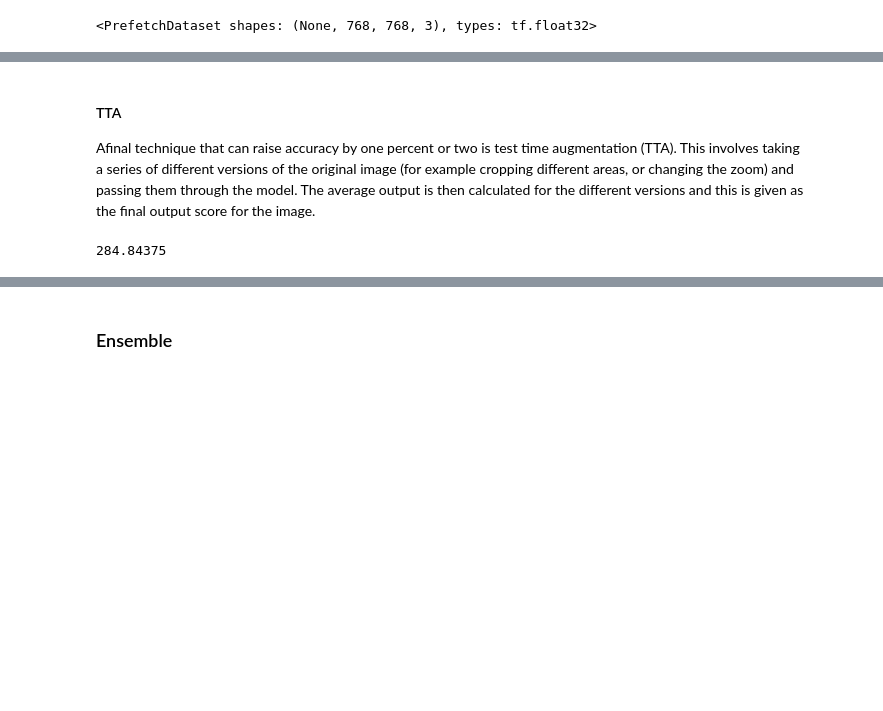
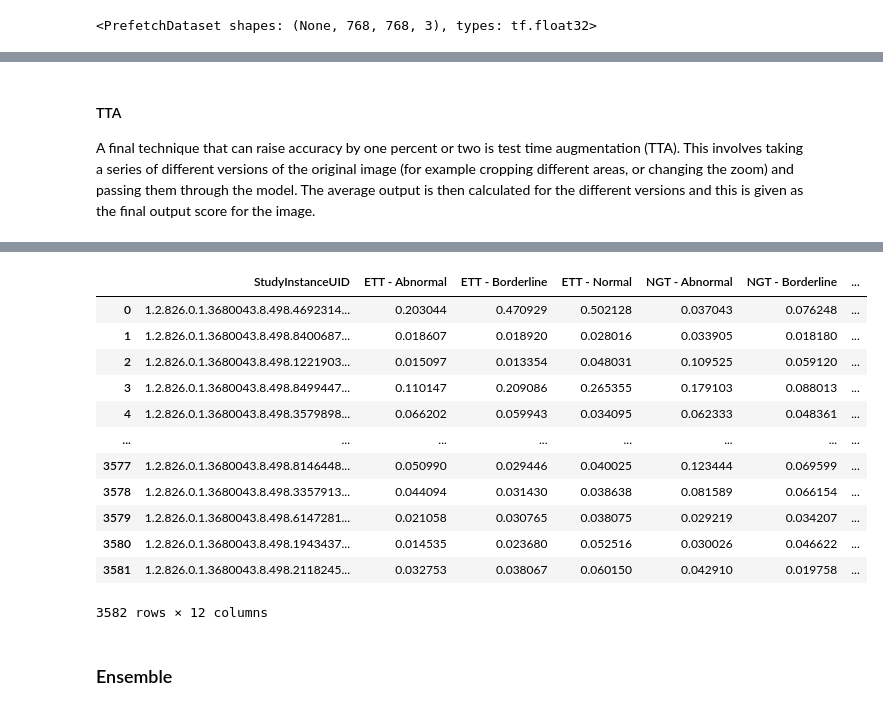
Before and after one commit to umbertogriffo/kaggle-ranzcr-catheter-and-line-position-challenge-baseline, a Jupyter notebook: baseline.ipynb, the cells around one changed output, grey strips where cells are left out. Cells and saved outputs as stored; diff of their text form; code cells hidden in the pictures; blank space fills up the shorter version.

```diff
--- a/baseline.ipynb
+++ b/baseline.ipynb
@@ -454,0 +460,3 @@ batch_size =   8#@param {type: "integer", min: 8, max: 128}
+# %%
+ndarr_paths = np.reshape(paths.to_numpy(), (paths.shape[0], 1))
+ndarr_paths
@@ -455,10 +472,18 @@ batch_size =   8#@param {type: "integer", min: 8, max: 128}
 # %%
-batch_size = strategy.num_replicas_in_sync * batch_size
+batch_size = strategy.num_replicas_in_sync * batch_size_in
 print(f"Batch size: {batch_size}")
 
-train_paths, valid_paths, train_labels, valid_labels = train_test_split(paths[0:train_limit], labels[0:train_limit], test_size=0.1, shuffle=True, random_state=SEED)
-print(f"# Training images: {len(train_paths)}")
-print(f"# Validation images: {len(valid_paths)}")
+# train_paths, valid_paths, train_labels, valid_labels = train_test_split(paths[0:train_limit], labels[0:train_limit], test_size=0.1, shuffle=True, random_state=SEED)
+
+# Multi-label data stratification
+train_paths, train_labels, valid_paths, valid_labels = iterative_train_test_split(ndarr_paths[0:train_limit], labels[0:train_limit], test_size = 0.1)
+train_paths = train_paths.flatten()
+valid_paths = valid_paths.flatten()
+
+print(f"# Training images: {train_paths.shape}")
+print(f"# Training labels: {train_labels.shape}")
+print(f"# Validation images: {valid_paths.shape}")
+print(f"# Validation labels: {valid_labels.shape}")
 print(f"# Training steps: {len(train_paths) // batch_size}")
 print(f"# Validation steps: {len(valid_paths) // batch_size}")
 # %% [output]
@@ -486,7 +519,7 @@ dtrain
 output_path = "model" #@param {type: "string"}
 epochs = 30#@param {type:"integer"}
 n_fold = 5  #@param {type: "slider", min: 2, max: 10}
-architecture = "Xception" #@param ["Xception", "ResNet152V2", "EfficientNetB0", "EfficientNetB1", "EfficientNetB2", "EfficientNetB3", "EfficientNetB4", "EfficientNetB5", "EfficientNetB6", "EfficientNetB7"]
+architecture = "EfficientNetB5" #@param ["Xception", "ResNet152V2", "EfficientNetB0", "EfficientNetB1", "EfficientNetB2", "EfficientNetB3", "EfficientNetB4", "EfficientNetB5", "EfficientNetB6", "EfficientNetB7"]
 use_lr_strategy = False #@param {type:"boolean"}
 # %% [markdown]
 Calculate and show a learning rate schedule. We start with a fairly low rate, as we're using a pre-trained model and don't want to undo all the fine work put into training it.
@@ -623,4 +649,4 @@ display(df_sub)
 df_sub.to_csv('submission.csv',index=False)
 # %% [markdown]
 #### TTA
-Afinal technique that can raise accuracy by one percent or two is test time augmentation (TTA). This involves taking a series of different versions of the original image (for example cropping different areas, or changing the zoom) and passing them through the model. The average output is then calculated for the different versions and this is given as the final output score for the image.
+A final technique that can raise accuracy by one percent or two is test time augmentation (TTA). This involves taking a series of different versions of the original image (for example cropping different areas, or changing the zoom) and passing them through the model. The average output is then calculated for the different versions and this is given as the final output score for the image.
@@ -631,5 +652,0 @@ NUM_TESTING_IMAGES = df_sub.shape[0]
-# %%
-steps = TTA * ((NUM_TESTING_IMAGES / batch_size) + 1)
-steps
-# %% [output]
-284.84375
@@ -640,7 +653,20 @@ test_dataset
 # %%
+# Test time augmentation rounds
+TTA = 5
+NUM_TESTING_IMAGES = df_sub.shape[0]
+steps = TTA * ((NUM_TESTING_IMAGES / batch_size) + 1)
+
 # Get the test dataset with tta to extract image
-test_dataset = get_tta(TEST_FILENAMES, tta = True)
-image = test_dataset.map(lambda image, StudyInstanceUID: image)
-probabilities = model.predict(image, steps = steps)[: TTA * NUM_TESTING_IMAGES]
-probabilities = np.mean(probabilities.reshape((NUM_TESTING_IMAGES, TTA, N_CLASSES), order = 'F'), axis = 1)
-probabilities
+tta_dtest = build_tta(test_paths,
+                      decode_fn=build_decoder(with_labels=False,
+                                              target_size=(img_size, img_size)),
+                      augment_fn=build_augmenter(with_labels=False),
+                      bsize=batch_size,
+                      tta = True)
+
+probabilities = model.predict(tta_dtest, steps = steps, verbose=1)[: TTA * NUM_TESTING_IMAGES]
+probabilities = np.mean(probabilities.reshape((NUM_TESTING_IMAGES, TTA, n_classes), order = 'F'), axis = 1)
+
+df_sub.iloc[:, 1:] = probabilities
+display(df_sub)
+# %% [output]
@@ -646,0 +674,13 @@ probabilities
+|  | StudyInstanceUID | ETT - Abnormal | ETT - Borderline | ETT - Normal | NGT - Abnormal | NGT - Borderline | ... |
+| 0 | 1.2.826.0.1.3680043.8.498.4692314... | 0.203044 | 0.470929 | 0.502128 | 0.037043 | 0.076248 | ... |
+| 1 | 1.2.826.0.1.3680043.8.498.8400687... | 0.018607 | 0.018920 | 0.028016 | 0.033905 | 0.018180 | ... |
+| 2 | 1.2.826.0.1.3680043.8.498.1221903... | 0.015097 | 0.013354 | 0.048031 | 0.109525 | 0.059120 | ... |
+| 3 | 1.2.826.0.1.3680043.8.498.8499447... | 0.110147 | 0.209086 | 0.265355 | 0.179103 | 0.088013 | ... |
+| 4 | 1.2.826.0.1.3680043.8.498.3579898... | 0.066202 | 0.059943 | 0.034095 | 0.062333 | 0.048361 | ... |
+| ... | ... | ... | ... | ... | ... | ... | ... |
+| 3577 | 1.2.826.0.1.3680043.8.498.8146448... | 0.050990 | 0.029446 | 0.040025 | 0.123444 | 0.069599 | ... |
+| 3578 | 1.2.826.0.1.3680043.8.498.3357913... | 0.044094 | 0.031430 | 0.038638 | 0.081589 | 0.066154 | ... |
+| 3579 | 1.2.826.0.1.3680043.8.498.6147281... | 0.021058 | 0.030765 | 0.038075 | 0.029219 | 0.034207 | ... |
+| 3580 | 1.2.826.0.1.3680043.8.498.1943437... | 0.014535 | 0.023680 | 0.052516 | 0.030026 | 0.046622 | ... |
+| 3581 | 1.2.826.0.1.3680043.8.498.2118245... | 0.032753 | 0.038067 | 0.060150 | 0.042910 | 0.019758 | ... |
+3582 rows × 12 columns
```
Also changed, not shown: parts of 28 cells of this notebook.
